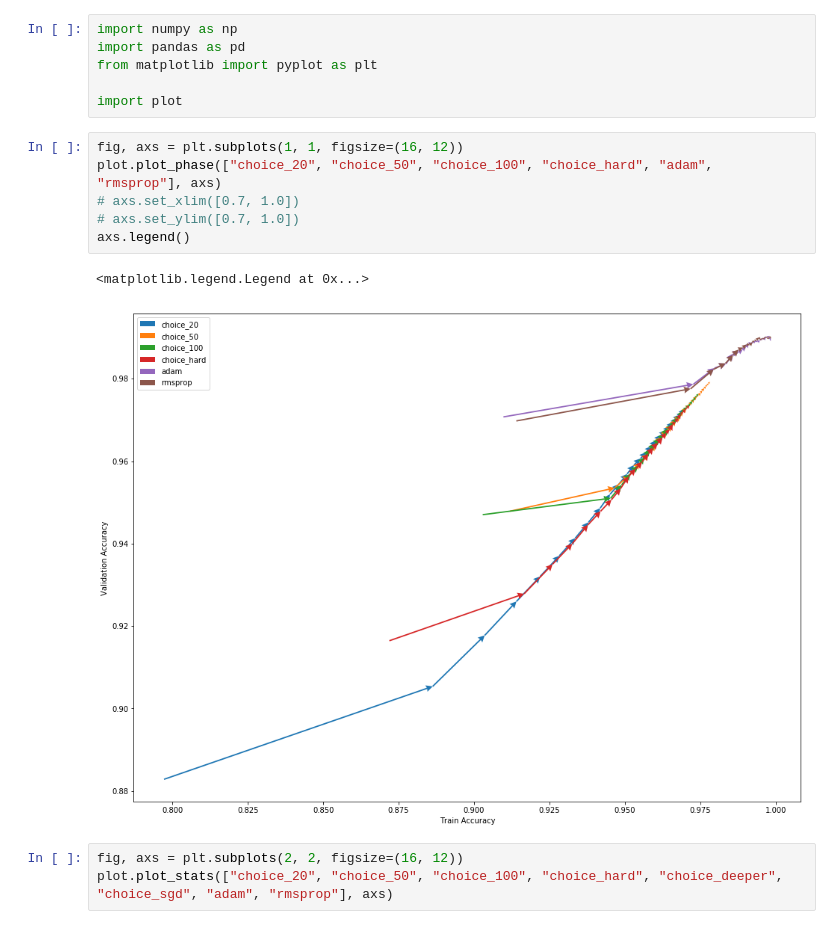
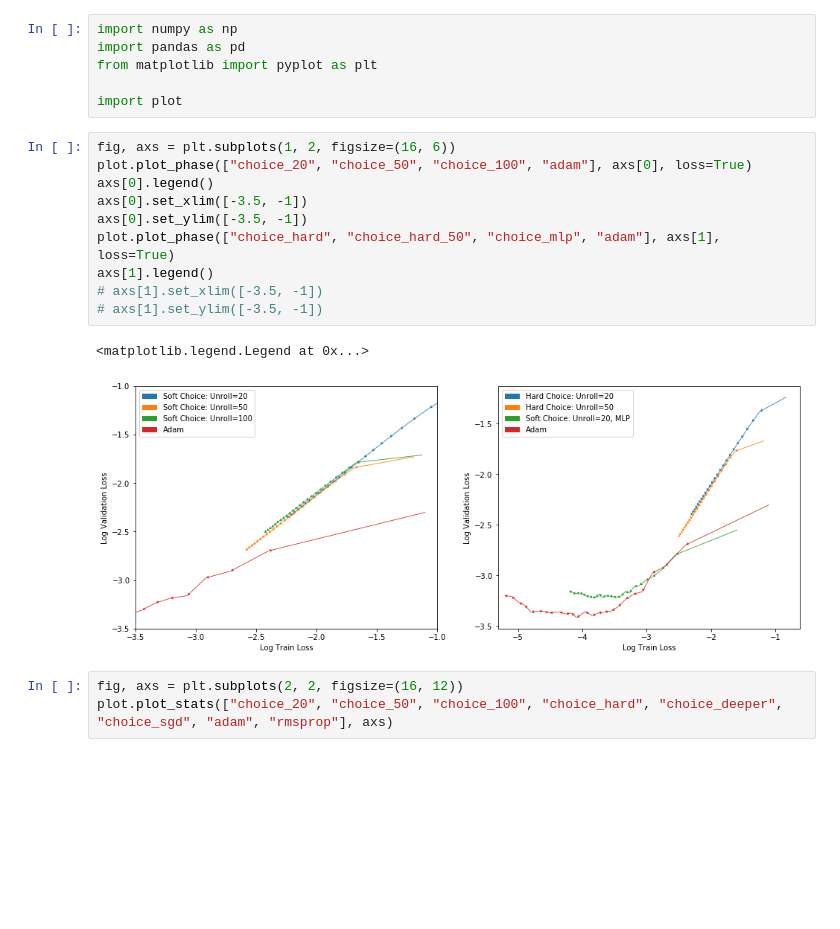
Before and after one commit to thetianshuhuang/l2o, a Jupyter notebook: Untitled.ipynb, the cells around one changed output. Drawn from its saved outputs; the diff is of its cells as text; blank space fills up the shorter version.

```diff
--- a/Untitled.ipynb
+++ b/Untitled.ipynb
@@ -5,14 +5,18 @@ from matplotlib import pyplot as plt
 
 import plot
 # %%
-fig, axs = plt.subplots(1, 1, figsize=(16, 12))
-plot.plot_phase(["choice_20", "choice_50", "choice_100", "choice_hard", "adam", "rmsprop"], axs)
-# axs.set_xlim([0.7, 1.0])
-# axs.set_ylim([0.7, 1.0])
-axs.legend()
+fig, axs = plt.subplots(1, 2, figsize=(16, 6))
+plot.plot_phase(["choice_20", "choice_50", "choice_100", "adam"], axs[0], loss=True)
+axs[0].legend()
+axs[0].set_xlim([-3.5, -1])
+axs[0].set_ylim([-3.5, -1])
+plot.plot_phase(["choice_hard", "choice_hard_50", "choice_mlp", "adam"], axs[1], loss=True)
+axs[1].legend()
+# axs[1].set_xlim([-3.5, -1])
+# axs[1].set_ylim([-3.5, -1])
 # %% [output]
 <matplotlib.legend.Legend at 0x...>
-[figure, old version]
+[figure, new version]
 # %%
 fig, axs = plt.subplots(2, 2, figsize=(16, 12))
 plot.plot_stats(["choice_20", "choice_50", "choice_100", "choice_hard", "choice_deeper", "choice_sgd", "adam", "rmsprop"], axs)
```
Also changed, not shown: parts of 7 cells of this notebook, 9 other files.
